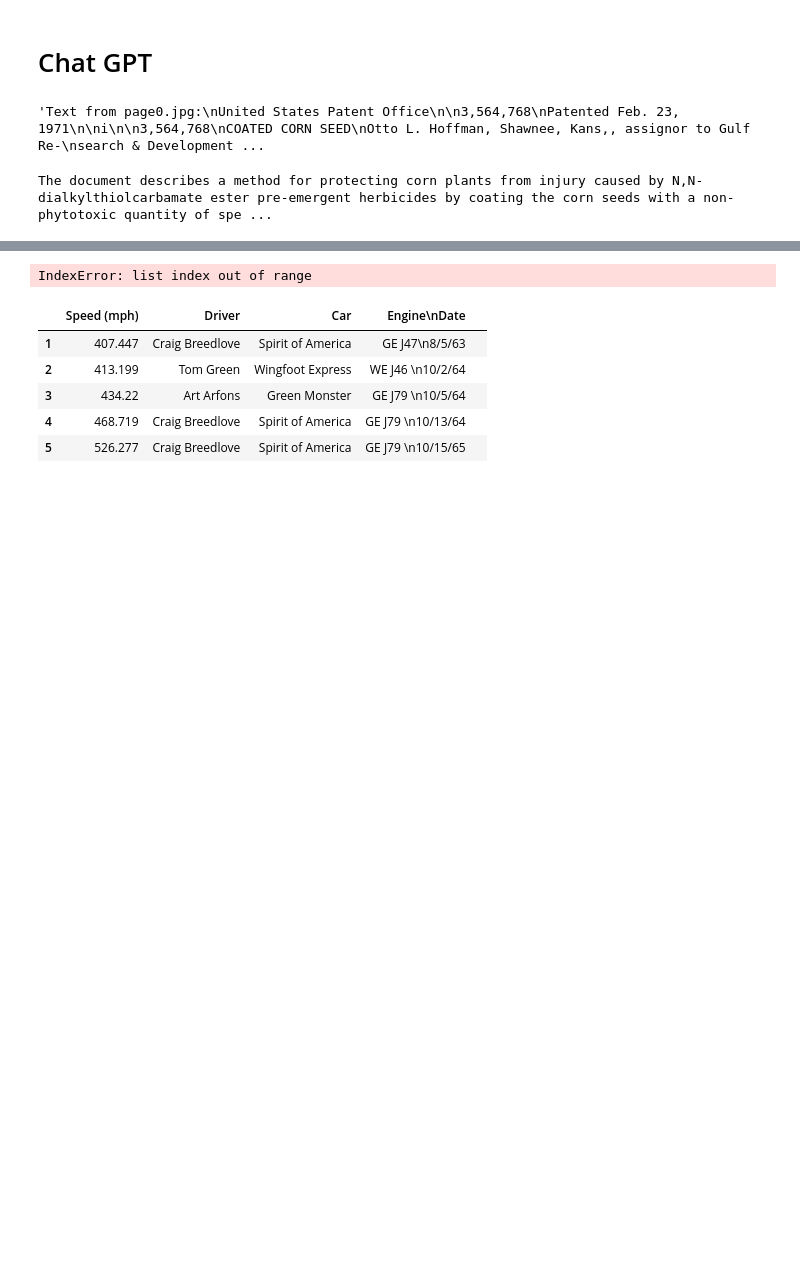
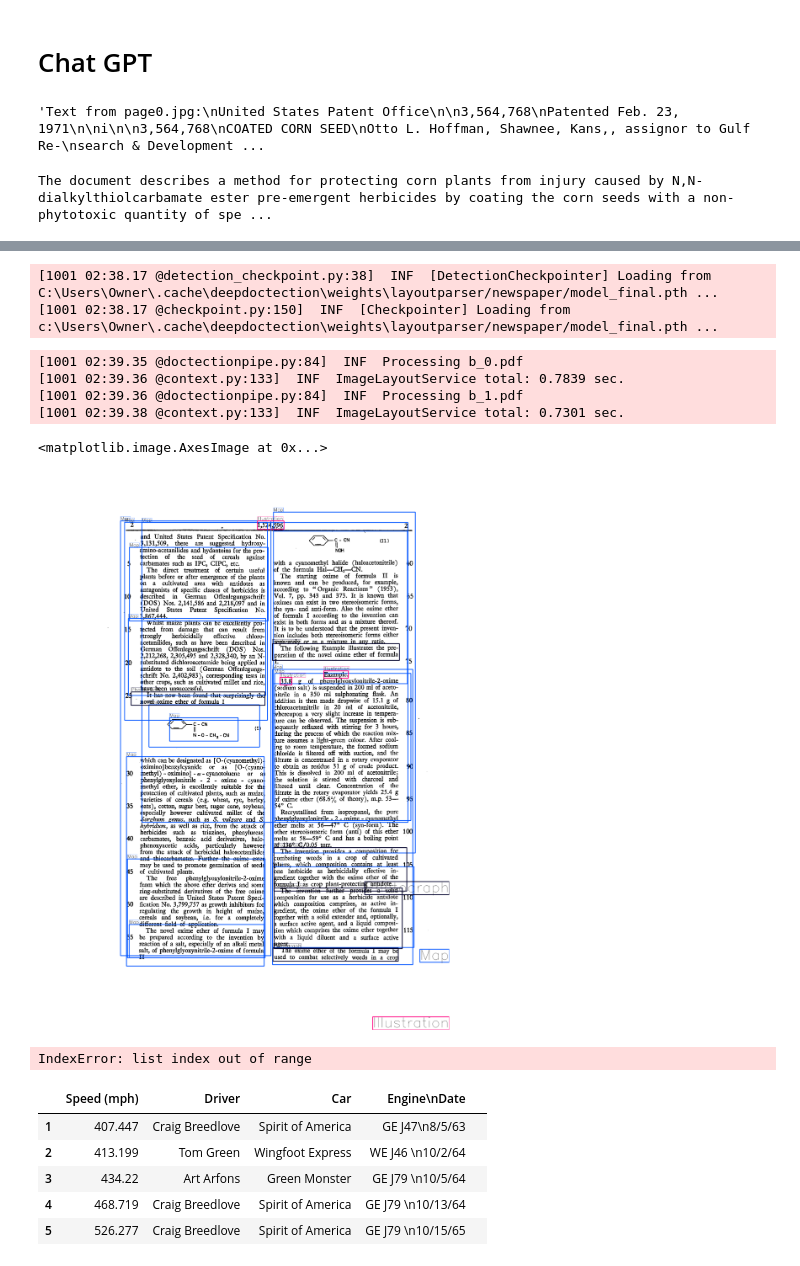
Before and after one commit to lds217/OCR, a Jupyter notebook: OCR.ipynb, the cells around one changed output, grey strips where cells are left out. Cells and saved outputs as stored; diff of their text form; code cells hidden in the pictures; blank space fills up the shorter version.

```diff
--- a/OCR.ipynb
+++ b/OCR.ipynb
@@ -191,0 +231,15 @@ AttributeError: PSM
+# %%
+@dd.object_types_registry.register("NewspaperType")
+class NewspaperExtension(dd.ObjectTypes):
+    """Additional Newspaper labels not registered yet"""
+
+    PHOTOGRAPH ="Photograph",
+    ILLUSTRATION = "Illustration",
+    MAP = "Map",
+    COMIC = "Comics/Cartoon",
+    EDITORIAL_CARTOON = "Editorial Cartoon",
+    HEADLINE = "Headline",
+    ADVERTISEMENT =  "Advertisement"
+from deepdoctection.datapoint.view import IMAGE_ANNOTATION_TO_LAYOUTS, Layout
+
+IMAGE_ANNOTATION_TO_LAYOUTS.update({i: Layout for i in NewspaperExtension})
@@ -192,3 +266,36 @@ AttributeError: PSM
+# %%
+path_weights = dd.ModelCatalog.get_full_path_weights("layoutparser/newspaper/model_final.pth")
+path_config = dd.ModelCatalog.get_full_path_configs("layoutparser/newspaper/model_final.pth")
+categories = dd.ModelCatalog.get_profile("layoutparser/newspaper/model_final.pth").categories
+
+d2_detector = dd.D2FrcnnDetector(path_config,path_weights,categories,config_overwrite=["NMS_THRESH_CLASS_AGNOSTIC=0.8","MODEL.ROI_HEADS.SCORE_THRESH_TEST=0.1"])
+image_layout = dd.ImageLayoutService(d2_detector)
+
+page_parser = dd.PageParsingService(text_container = dd.LayoutType.WORD, # this argument is required but will not have any effect
+                                    floating_text_block_categories=[layout_item for layout_item in NewspaperExtension])
+pipe = dd.DoctectionPipe([image_layout],page_parsing_service = page_parser)
+# %% [output]
+[1001 02:38.17 @detection_checkpoint.py:38]  INF  [DetectionCheckpointer] Loading from C:\Users\Owner\.cache\deepdoctection\weights\layoutparser/newspaper/model_final.pth ...
+[1001 02:38.17 @checkpoint.py:150]  INF  [Checkpointer] Loading from c:\Users\Owner\.cache\deepdoctection\weights\layoutparser/newspaper/model_final.pth ...
+# %%
+df = pipe.analyze(path="data/b.pdf")
+df.reset_state()
+
+df_iter = iter(df)
+dp = next(df_iter)
+dp = next(df_iter)
+image = dp.viz()
+
+plt.figure(figsize = (25,17))
+plt.axis('off')
+plt.imshow(image)
+# %% [output]
+[1001 02:39.35 @doctectionpipe.py:84]  INF  Processing b_0.pdf
+[1001 02:39.36 @context.py:133]  INF  ImageLayoutService total: 0.7839 sec.
+[1001 02:39.36 @doctectionpipe.py:84]  INF  Processing b_1.pdf
+[1001 02:39.38 @context.py:133]  INF  ImageLayoutService total: 0.7301 sec.
+<matplotlib.image.AxesImage at 0x...>
+[figure, added]
 # %%
 import camelot
 #tables = camelot.read_pdf('data/table.pdf',pages="1") #lattice, stream, stream, json, text,
```
Also changed, not shown: parts of 7 cells of this notebook.
